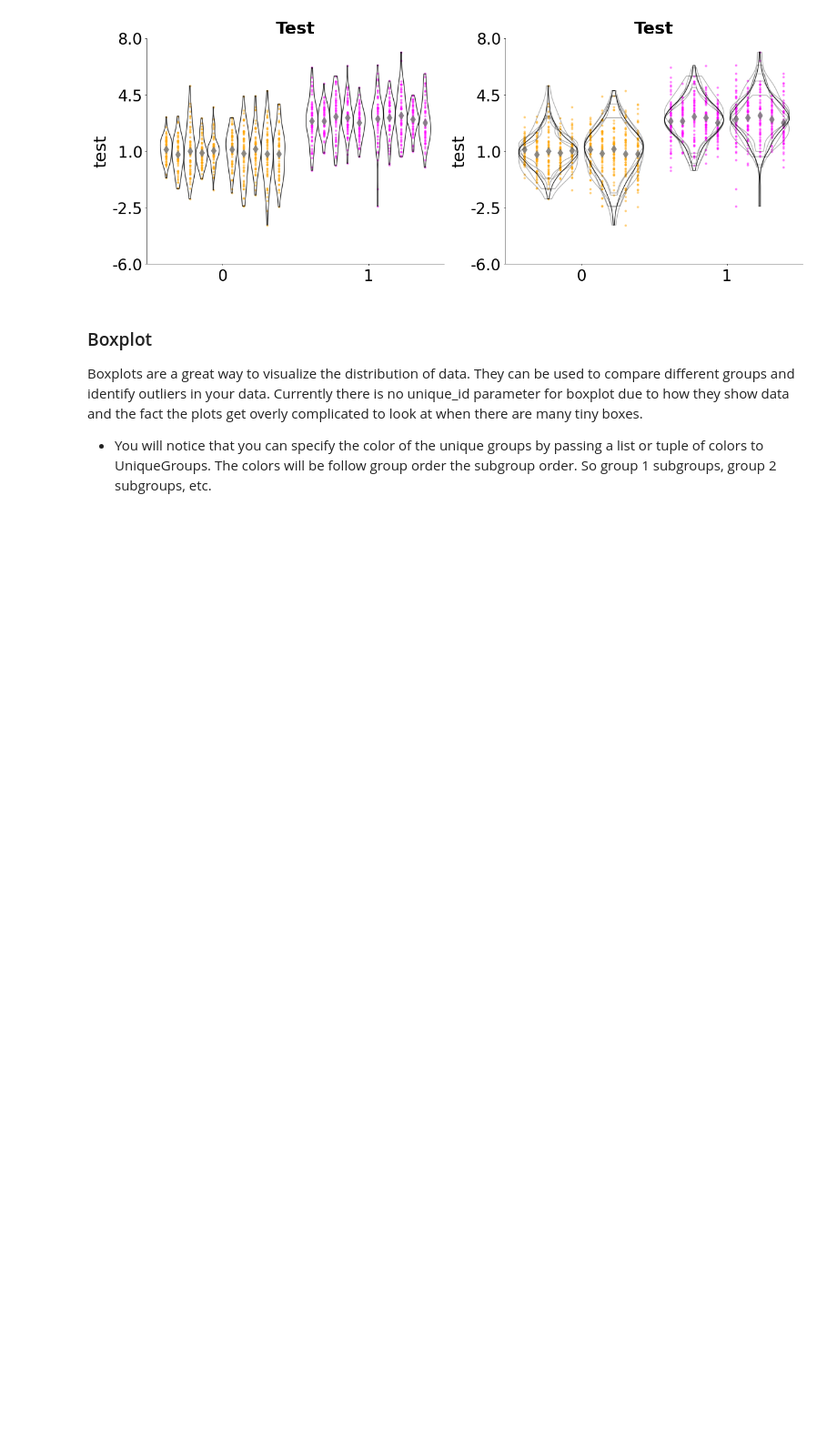
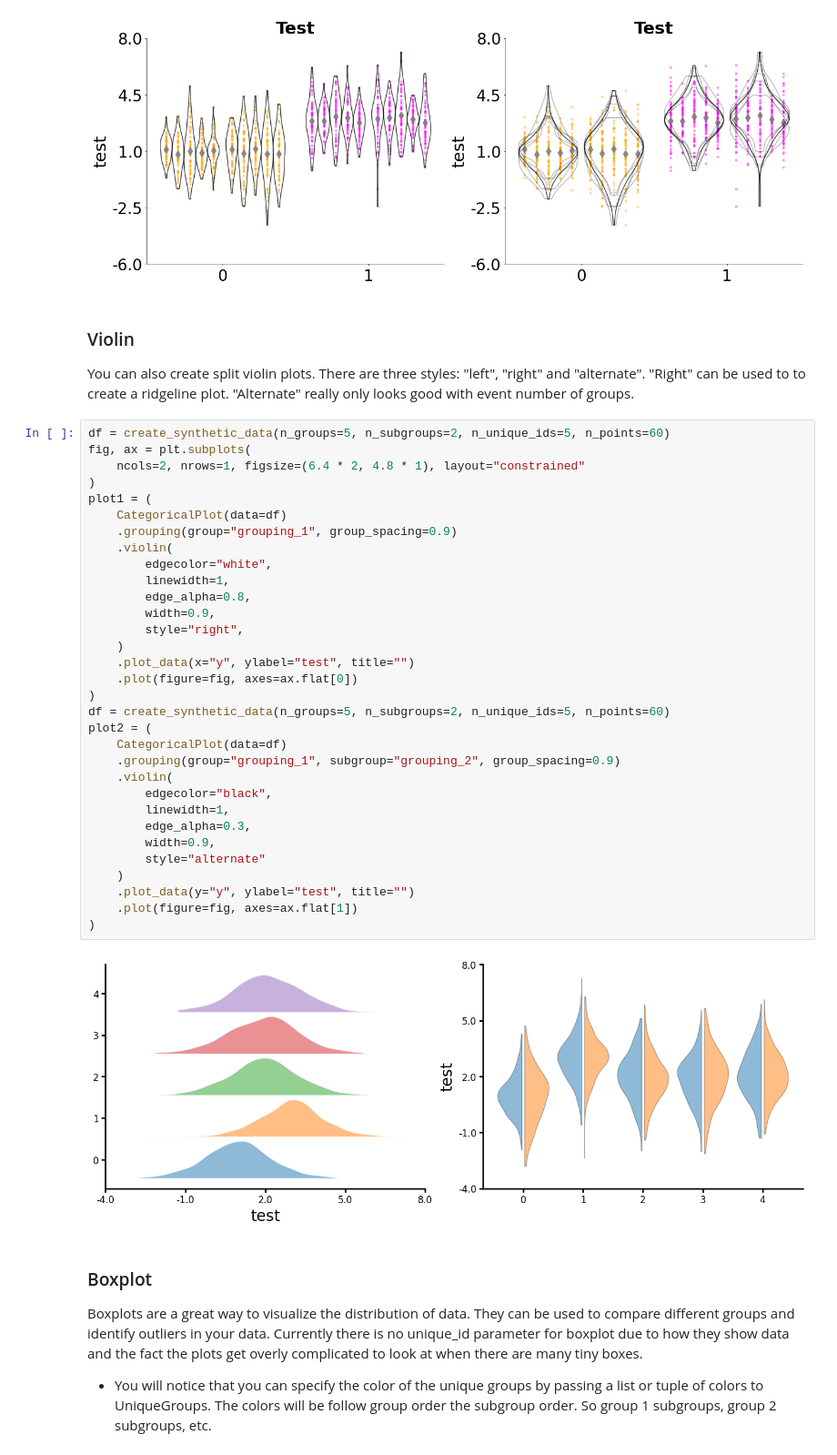
Before and after one commit to LarsHenrikNelson/lithos, a Jupyter notebook: README.ipynb, the cells around one changed output. Shown at 91% size. Cells and saved outputs as stored; diff of their text form; blank space fills up the shorter version.

```diff
--- a/README.ipynb
+++ b/README.ipynb
@@ -280,6 +280,43 @@ plot2 = (
 )
 # %% [output]
 [figure]
+# %% [markdown]
+### Violin
+You can also create split violin plots. There are three styles: "left", "right" and "alternate". "Right" can be used to to create a ridgeline plot. "Alternate" really only looks good with event number of groups.
+# %%
+df = create_synthetic_data(n_groups=5, n_subgroups=2, n_unique_ids=5, n_points=60)
+fig, ax = plt.subplots(
+    ncols=2, nrows=1, figsize=(6.4 * 2, 4.8 * 1), layout="constrained"
+)
+plot1 = (
+    CategoricalPlot(data=df)
+    .grouping(group="grouping_1", group_spacing=0.9)
+    .violin(
+        edgecolor="white",
+        linewidth=1,
+        edge_alpha=0.8,
+        width=0.9,
+        style="right",
+    )
+    .plot_data(x="y", ylabel="test", title="")
+    .plot(figure=fig, axes=ax.flat[0])
+)
+df = create_synthetic_data(n_groups=5, n_subgroups=2, n_unique_ids=5, n_points=60)
+plot2 = (
+    CategoricalPlot(data=df)
+    .grouping(group="grouping_1", subgroup="grouping_2", group_spacing=0.9)
+    .violin(
+        edgecolor="black",
+        linewidth=1,
+        edge_alpha=0.3,
+        width=0.9,
+        style="alternate"
+    )
+    .plot_data(y="y", ylabel="test", title="")
+    .plot(figure=fig, axes=ax.flat[1])
+)
+# %% [output]
+[figure, added]
 # %% [markdown]
 ### Boxplot
 Boxplots are a great way to visualize the distribution of data. They can be used to compare different groups and identify outliers in your data. Currently there is no unique_id parameter for boxplot due to how they show data and the fact the plots get overly complicated to look at when there are many tiny boxes.
```
Also changed, not shown: parts of 8 cells of this notebook, 15 other files.
